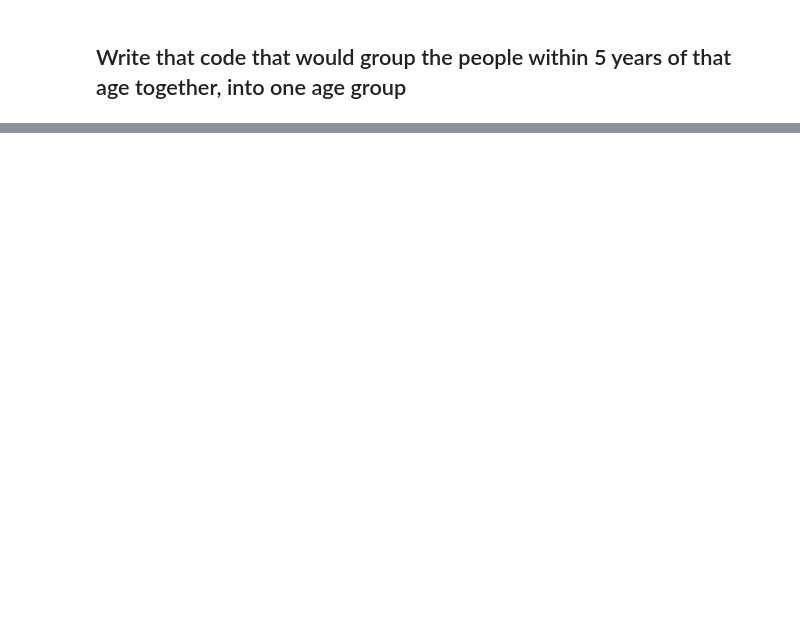
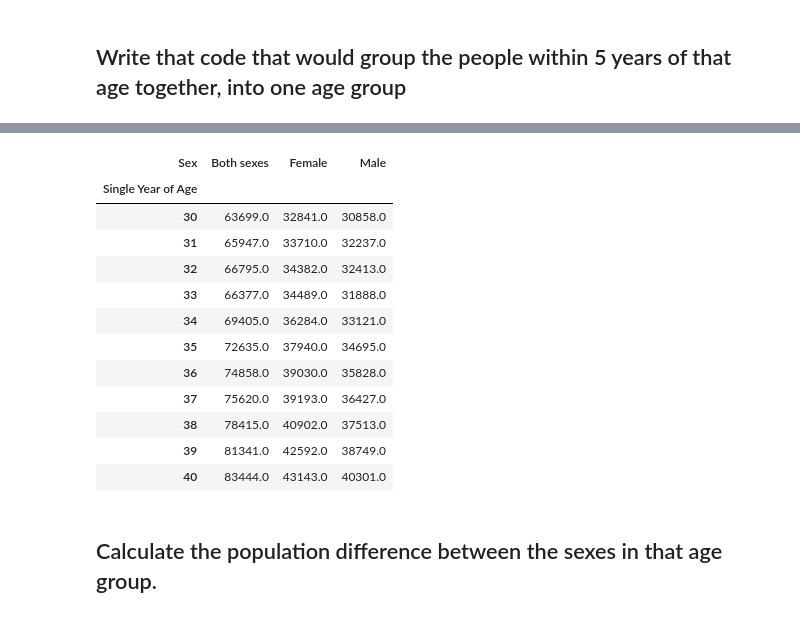
Before and after one commit to FaolanH/programming-for-data-analytics, a Jupyter notebook: pfda-assignments/assignment05_population.ipynb, the cells around one changed output, grey strips where cells are left out. Cells and saved outputs as stored; diff of their text form; code cells hidden in the pictures; blank space fills up the shorter version.

```diff
--- a/pfda-assignments/assignment05_population.ipynb
+++ b/pfda-assignments/assignment05_population.ipynb
@@ -46,7 +46,7 @@ df.tail(3)
 The data currently list out all Local Authorities in the output. For the first section, I want to create a subset of this dataset using only Ireland level data
 # %%
 #We only need data for Ireland, so the other rows can be removed for now
-df = df[df["Administrative Counties"] == "Ireland"]
+df = original_df[original_df["Administrative Counties"] == "Ireland"]
 df.tail(3)
 # %% [output]
 |  | STATISTIC | Statistic Label | TLIST(A1) | CensusYear | C02199V02655 | Sex | C02076V03371 | ... |
@@ -217,8 +221,3 @@ Single Year of Age
 99      231.0
 100     430.0
 Length: 101, dtype: float64
-# %%
-# adding the sex_difference to the .csv
-df_analysis['Difference'] = sex_difference
-df_analysis.to_csv(f"assignment05_population_for_analysis.csv", float_format='%.0f')
-print (df_analysis.head(3))
@@ -269,0 +243,19 @@ TypeError: '>' not supported between instances of 'str' and 'int'
+# %%
+age30_40 = df_analysis.query("index >= 30 & index <= 40")
+age30_40
+# %% [output]
+| Sex | Both sexes | Female | Male |
+| Single Year of Age |  |  |  |
+| 30 | 63699.0 | 32841.0 | 30858.0 |
+| 31 | 65947.0 | 33710.0 | 32237.0 |
+| 32 | 66795.0 | 34382.0 | 32413.0 |
+| 33 | 66377.0 | 34489.0 | 31888.0 |
+| 34 | 69405.0 | 36284.0 | 33121.0 |
+| 35 | 72635.0 | 37940.0 | 34695.0 |
+| 36 | 74858.0 | 39030.0 | 35828.0 |
+| 37 | 75620.0 | 39193.0 | 36427.0 |
+| 38 | 78415.0 | 40902.0 | 37513.0 |
+| 39 | 81341.0 | 42592.0 | 38749.0 |
+| 40 | 83444.0 | 43143.0 | 40301.0 |
+# %% [markdown]
+## Calculate the population difference between the sexes in that age group.
```
Also changed, not shown: parts of 21 cells of this notebook.
